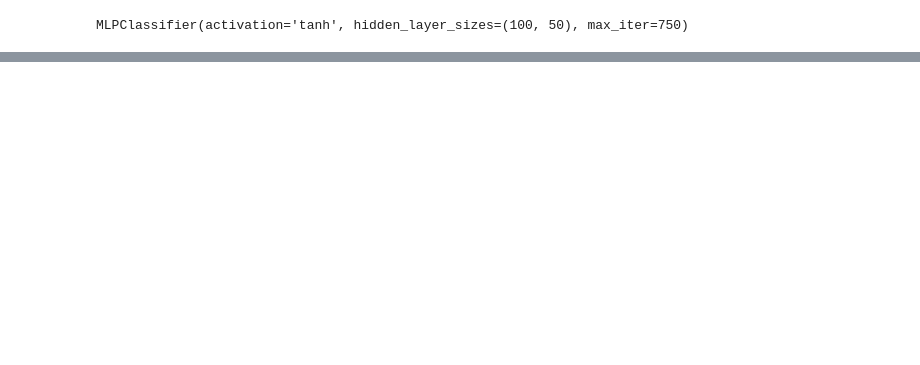
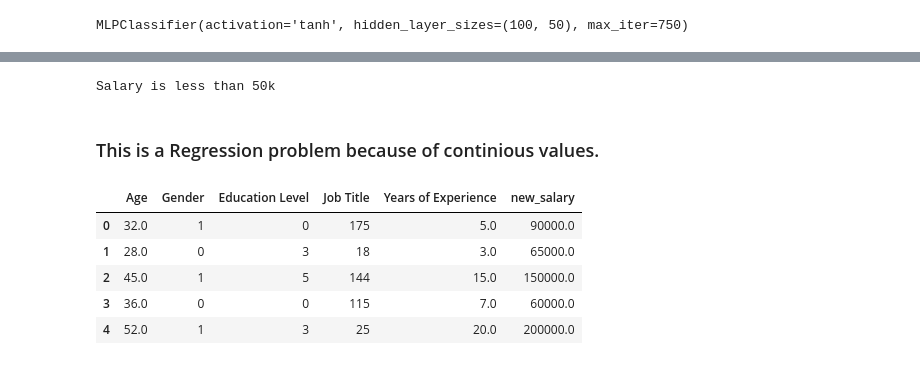
Before and after one commit to anubrata01/Data-mining-college-Assignment, a Jupyter notebook: Salary_Dataset.ipynb, the cells around one changed output, grey strips where cells are left out. Drawn from its saved outputs; the diff is of its cells as text; code cells hidden in the pictures; blank space fills up the shorter version.

```diff
--- a/Salary_Dataset.ipynb
+++ b/Salary_Dataset.ipynb
@@ -392,0 +459,24 @@ MSE 0.022388059701492536
+# %%
+if(y_pred[0]==0):
+  print("Salary is less than 50k")
+elif(y_pred[0]==1):
+  print("Salary is 50000 to 70000")
+elif (y_pred[0]==2):
+  print("Salary is 70000 to 90000")
+elif (y_pred[0]==3):
+  print("Salary is 90000 to 110000")
+else:
+  print("Salary is more that 110000")
+# %% [output]
+Salary is less than 50k
+# %% [markdown]
+### This is a Regression problem because of continious values.
+# %%
+new_data.head()
+# %% [output]
+|  | Age | Gender | Education Level | Job Title | Years of Experience | new_salary |
+| 0 | 32.0 | 1 | 0 | 175 | 5.0 | 90000.0 |
+| 1 | 28.0 | 0 | 3 | 18 | 3.0 | 65000.0 |
+| 2 | 45.0 | 1 | 5 | 144 | 15.0 | 150000.0 |
+| 3 | 36.0 | 0 | 0 | 115 | 7.0 | 60000.0 |
+| 4 | 52.0 | 1 | 3 | 25 | 20.0 | 200000.0 |
```
Also changed, not shown: parts of 33 cells of this notebook.
